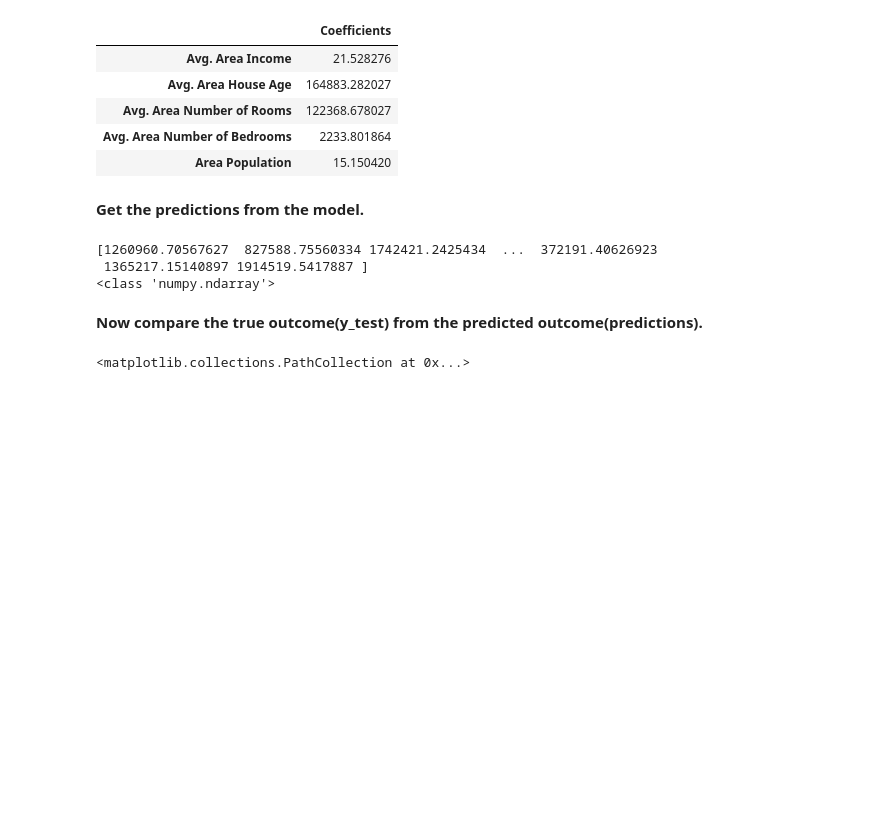
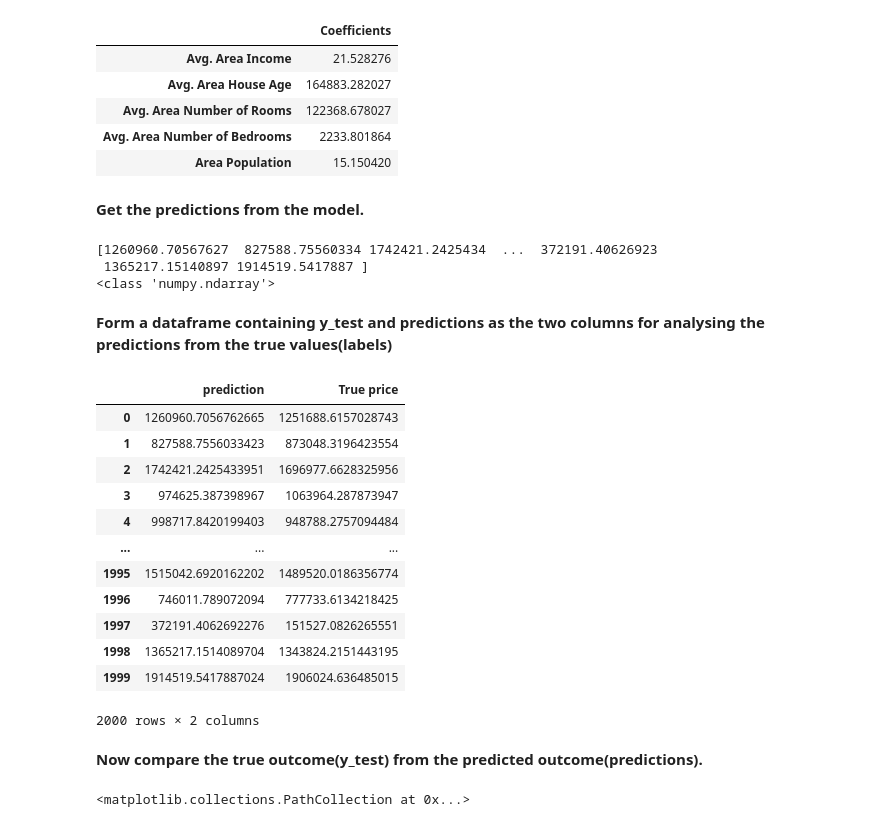
Before and after one commit to Git101pt/Machine-Learning, a Jupyter notebook: Linear Regression/House_Price_Prediction.ipynb, the cells around one changed output. Saved outputs shown, nothing was run; the diff lists cells and outputs as text; code cells hidden in the pictures; blank space fills up the shorter version.

Commit message:
House Price Prediction
Predicting the price of the houses by implementing a Linear Regression model upon a housing dataset using scikit_learn, pandas, numpy, matplotlib and seaborn.

```diff
--- a/Linear Regression/House_Price_Prediction.ipynb
+++ b/Linear Regression/House_Price_Prediction.ipynb
@@ -153,6 +153,29 @@ print(type(predictions))
 [1260960.70567627  827588.75560334 1742421.2425434  ...  372191.40626923
  1365217.15140897 1914519.5417887 ]
 <class 'numpy.ndarray'>
+# %% [markdown]
+**Form a dataframe containing y_test and predictions as the two columns for analysing the predictions from the true values(labels)**
+# %%
+df_comparison = pd.DataFrame(predictions,columns=['prediction'],index=y_test.index)
+df_comparison['True price'] = y_test
+df_comparison.reset_index(inplace=True)
+del df_comparison['index']
+df_comparison=df_comparison[df_comparison.columns].astype(str)
+df_comparison
+# %% [output]
+|  | prediction | True price |
+| 0 | 1260960.7056762665 | 1251688.6157028743 |
+| 1 | 827588.7556033423 | 873048.3196423554 |
+| 2 | 1742421.2425433951 | 1696977.6628325956 |
+| 3 | 974625.387398967 | 1063964.287873947 |
+| 4 | 998717.8420199403 | 948788.2757094484 |
+| ... | ... | ... |
+| 1995 | 1515042.6920162202 | 1489520.0186356774 |
+| 1996 | 746011.789072094 | 777733.6134218425 |
+| 1997 | 372191.4062692276 | 151527.0826265551 |
+| 1998 | 1365217.1514089704 | 1343824.2151443195 |
+| 1999 | 1914519.5417887024 | 1906024.636485015 |
+2000 rows × 2 columns
 # %% [markdown]
 **Now compare the true outcome(y_test) from the predicted outcome(predictions).**
 # %%
```
